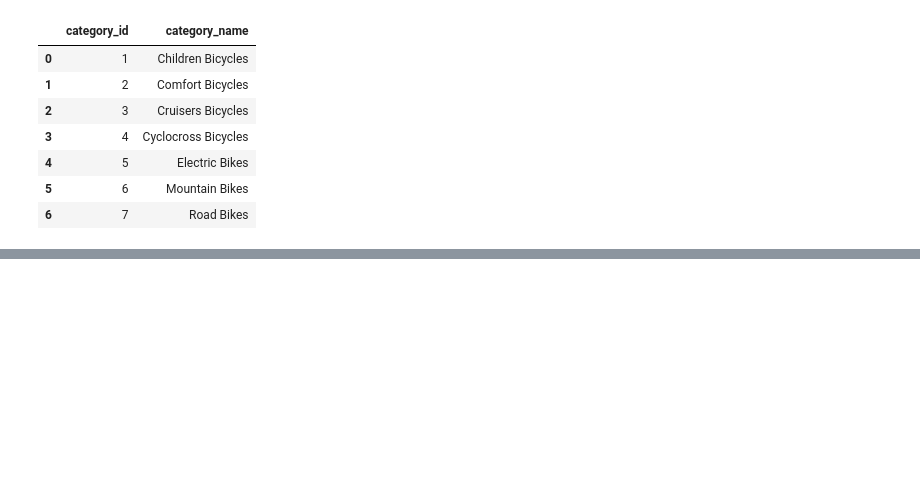
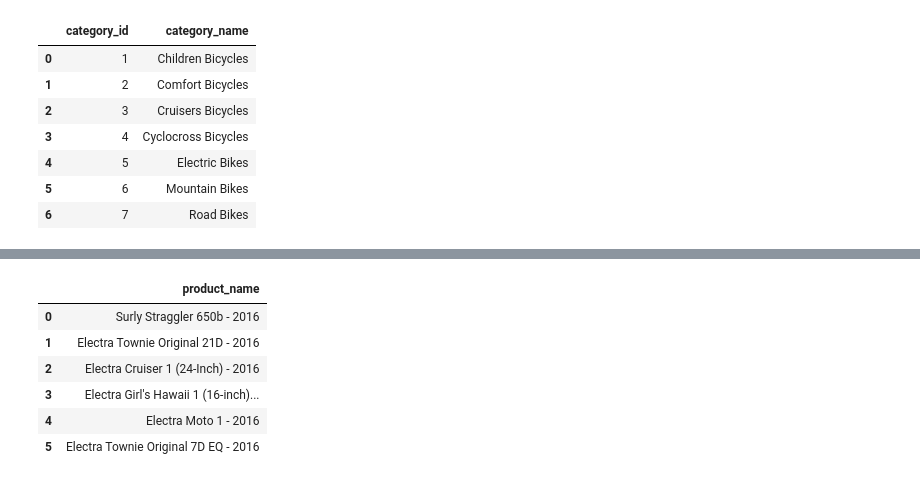
Before and after one commit to AlejandroSenabre/Data-Analysis-with-SQL, a Jupyter notebook: BikeStore_with_SQL.ipynb, the cells around one changed output, grey strips where cells are left out. Drawn from its saved outputs; the diff is of its cells as text; code cells hidden in the pictures; blank space fills up the shorter version.

```diff
--- a/BikeStore_with_SQL.ipynb
+++ b/BikeStore_with_SQL.ipynb
@@ -87,0 +113,14 @@ df
+# %%
+query = """
+SELECT DISTINCT product_name from products LIMIT 6 OFFSET 10;
+"""
+df=pd.read_sql_query(query, connection)
+df
+# %% [output]
+|  | product_name |
+| 0 | Surly Straggler 650b - 2016 |
+| 1 | Electra Townie Original 21D - 2016 |
+| 2 | Electra Cruiser 1 (24-Inch) - 2016 |
+| 3 | Electra Girl's Hawaii 1 (16-inch)... |
+| 4 | Electra Moto 1 - 2016 |
+| 5 | Electra Townie Original 7D EQ - 2016 |
```
Also changed, not shown: parts of 5 cells of this notebook.
